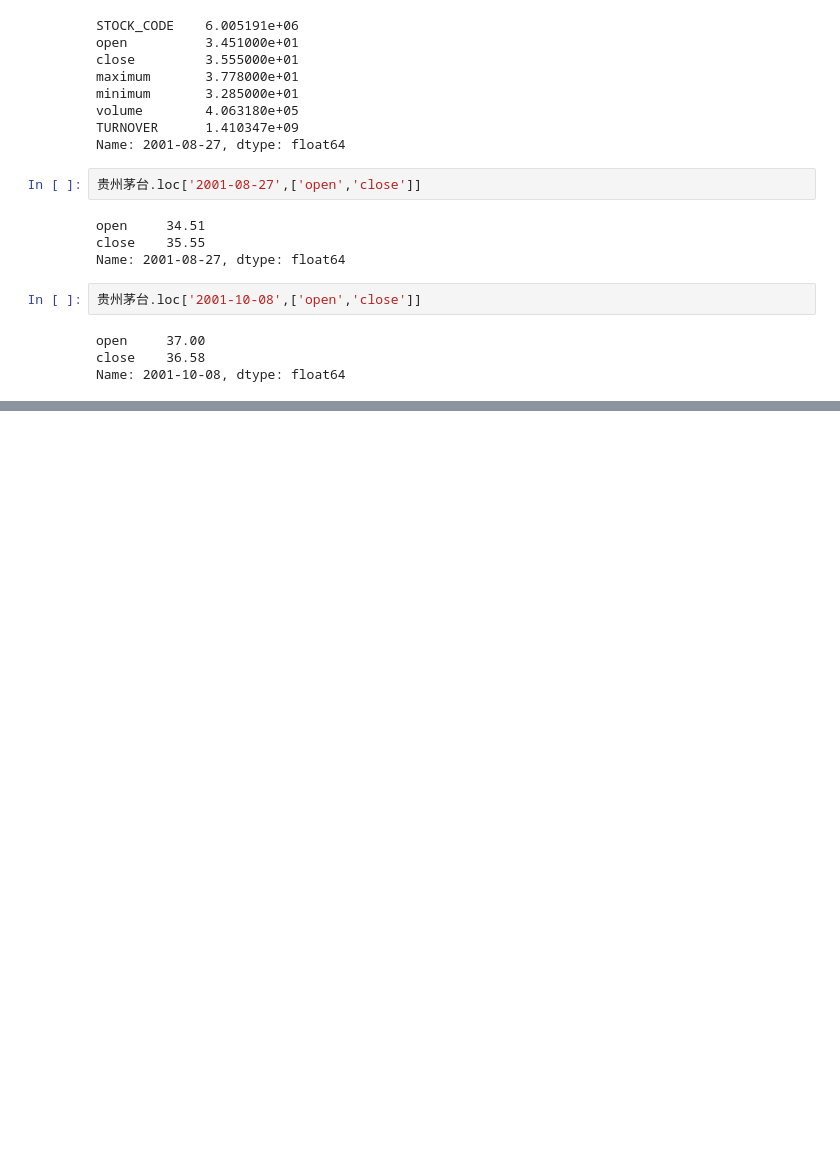
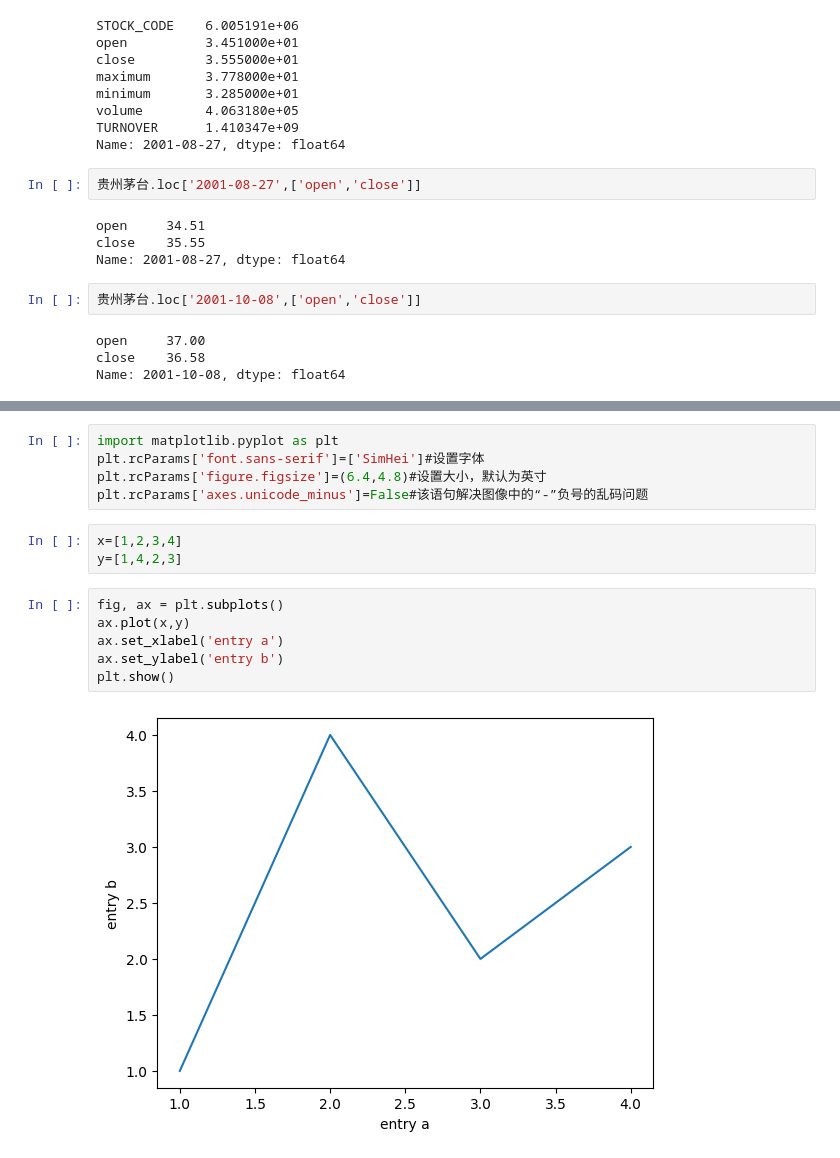
Before and after one commit to Comlimen/Clementine, a Jupyter notebook: 05-dataframe.ipynb, the cells around one changed output, grey strips where cells are left out. Saved outputs shown, nothing was run; the diff lists cells and outputs as text; blank space fills up the shorter version.

```diff
--- a/05-dataframe.ipynb
+++ b/05-dataframe.ipynb
@@ -137,0 +282,16 @@ Name: 2001-10-08, dtype: float64
+# %%
+import matplotlib.pyplot as plt
+plt.rcParams['font.sans-serif']=['SimHei']#设置字体
+plt.rcParams['figure.figsize']=(6.4,4.8)#设置大小，默认为英寸
+plt.rcParams['axes.unicode_minus']=False#该语句解决图像中的“-”负号的乱码问题
+# %%
+x=[1,2,3,4]
+y=[1,4,2,3]
+# %%
+fig, ax = plt.subplots()
+ax.plot(x,y)
+ax.set_xlabel('entry a')
+ax.set_ylabel('entry b')
+plt.show()
+# %% [output]
+[figure, added]
```
Also changed, not shown: parts of 12 cells of this notebook.
